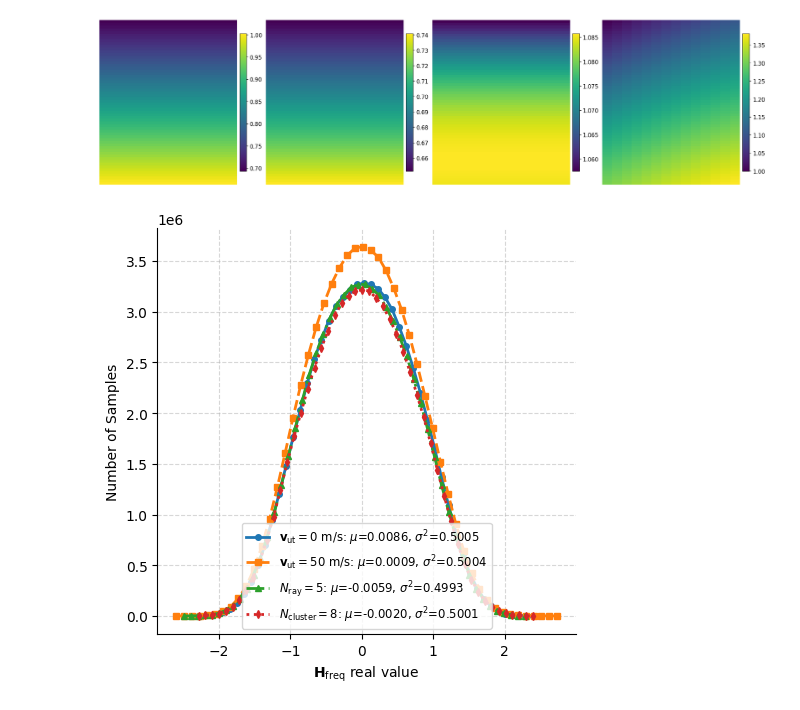
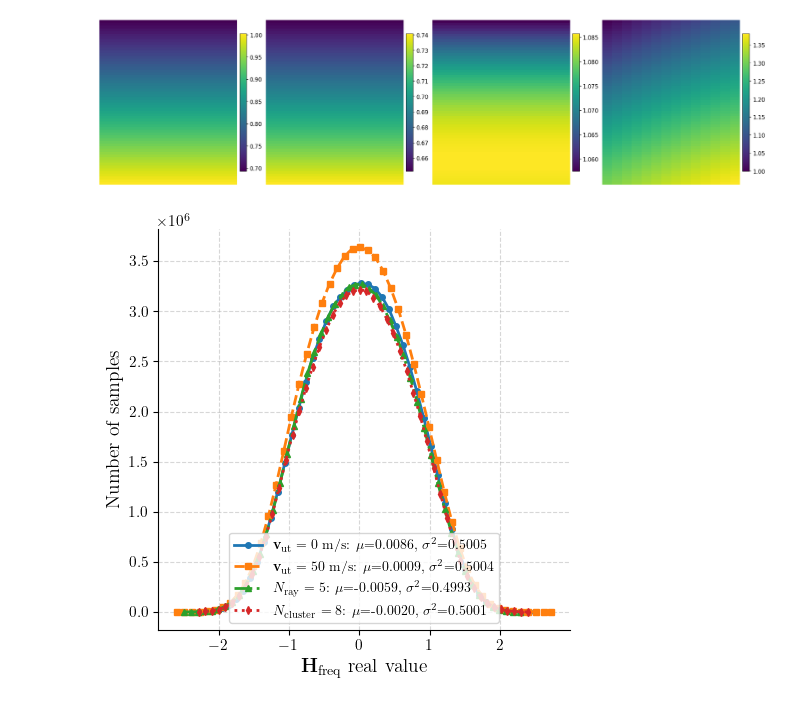
Before and after one commit to tnd-lab/High-Dimensional-MIMO-OFDM-Channel-Estimation, a Jupyter notebook: notebooks/statistic_gbsm.ipynb, the cells around one changed output. Drawn from its saved outputs; the diff is of its cells as text; code cells hidden in the pictures.

```diff
--- a/notebooks/statistic_gbsm.ipynb
+++ b/notebooks/statistic_gbsm.ipynb
@@ -566,6 +566,21 @@ from scipy.ndimage import uniform_filter1d
 
 # Path to your .npz file
 npz_path = os.path.join(save_dir, "channel_freqs.npz")
+
+
+plt.rcParams.update(
+    {
+        "text.usetex": True,
+        "font.family": "serif",
+        "font.serif": ["Times New Roman"],
+        "axes.labelsize": 14,
+        "font.size": 12,
+        "legend.fontsize": 10,
+        "xtick.labelsize": 11,
+        "ytick.labelsize": 11,
+    }
+)
+
 
 # Define the keys and titles for each subplot
 plot_configs = [
@@ -784,88 +799,111 @@ plt.close(fig)
 [figure]
 # %%
 import os
-
 import matplotlib.pyplot as plt
 import numpy as np
 from scipy.ndimage import uniform_filter1d
 
-# Path to your .npz file
+# =======================
+# LaTeX + Times New Roman
+# =======================
+plt.rcParams.update(
+    {
+        "text.usetex": True,
+        "font.family": "serif",
+        "font.serif": ["Times New Roman"],
+        "axes.labelsize": 14,
+        "font.size": 12,
+        "legend.fontsize": 10,
+        "xtick.labelsize": 11,
+        "ytick.labelsize": 11,
+    }
+)
+
+# =======================
+# Paths
+# =======================
 npz_path = os.path.join(save_dir, "channel_freqs.npz")
 
-# The four keys you want to plot
+# =======================
+# Config
+# =======================
 keys = [
     "channel_freqs_vel_0",
     "channel_freqs_vel_50",
     "channel_freqs_5_rays",
     "channel_freqs_8_clusters",
 ]
+
 titles = [
-    r"$\mathbf{v}_{\rm ut} = 0$ m/s",
-    r"$\mathbf{v}_{\rm ut} = 50$ m/s",
+    r"$\mathbf{v}_{\rm ut} = 0~\mathrm{m/s}$",
+    r"$\mathbf{v}_{\rm ut} = 50~\mathrm{m/s}$",
     r"$N_{\rm ray} = 5$",
     r"$N_{\rm cluster} = 8$",
 ]
+
 line_styles = ["-", "--", "-.", ":"]
 markers = ["o", "s", "^", "d"]
-# Load all data at once
+
+# =======================
+# Load data
+# =======================
 with np.load(npz_path, allow_pickle=True) as data:
     all_data = {k: data[k] for k in keys}
 
+# =======================
+# Plot
+# =======================
 fig, ax = plt.subplots(figsize=(5, 5))
 
 for i, key in enumerate(keys):
     h = all_data[key]
 
-    # flatten
-    vals = h.reshape(h.shape[0], -1)
-    # vals = vals.real.flatten()
-    vals = vals.real.flatten()
+    vals = h.reshape(h.shape[0], -1).real.flatten()
 
-    # compute statistics
+    # statistics
     mean_val = np.mean(vals)
     var_val = np.var(vals)
 
     # histogram
     counts, bins = np.histogram(vals, bins=50)
     centers = (bins[:-1] + bins[1:]) / 2
 
-    # smooth the counts
+    # smoothing
     counts_smooth = uniform_filter1d(counts, size=5)
 
-    # find peak
-    peak_center = centers[np.argmax(counts_smooth)]
-
-    # plot filled step in background
-    # ax.step(centers, counts, where='mid', alpha=0.2, linewidth=1)
-    # ax.fill_between(centers, counts, step='mid', alpha=0.05)
-
-    # plot smoothed outline + stats in label
+    # plot
     ax.plot(
         centers,
         counts_smooth,
         linewidth=2,
         linestyle=line_styles[i % len(line_styles)],
         marker=markers[i % len(markers)],
         markersize=4,
-        label=(f"{titles[i]}: $\\mu$={mean_val:.4f}, $\\sigma^2$={var_val:.4f}"),
+        label=rf"{titles[i]}: $\mu$={mean_val:.4f}, $\sigma^2$={var_val:.4f}",
     )
 
-# styling
-# ax.set_title("Overlaid Smoothed Histograms with Statistics", pad=15)
+# =======================
+# Styling
+# =======================
 ax.set_xlabel(r"$\mathbf{H}_{\rm freq}$ real value")
-ax.set_ylabel("Number of Samples")
+ax.set_ylabel(r"Number of samples")
+
 ax.grid(which="major", linestyle="--", alpha=0.5)
+
 for spine in ["top", "right"]:
     ax.spines[spine].set_visible(False)
 
-ax.legend(loc="lower center", fontsize="small")
+ax.legend(loc="lower center")
+
 plt.tight_layout()
 
-# show (or save)
-plt.savefig(os.path.join(save_dir, "h_freq_distribution.png"), dpi=300)
+# =======================
+# Save + Show
+# =======================
+plt.savefig(os.path.join(save_dir, "h_freq_distribution.pdf"), dpi=300)
 plt.show()
 # %% [output]
-[figure, old version]
+[figure, new version]
 # %%
 import json
 
```
Also changed, not shown: parts of 2 cells of this notebook, 4 other files.
